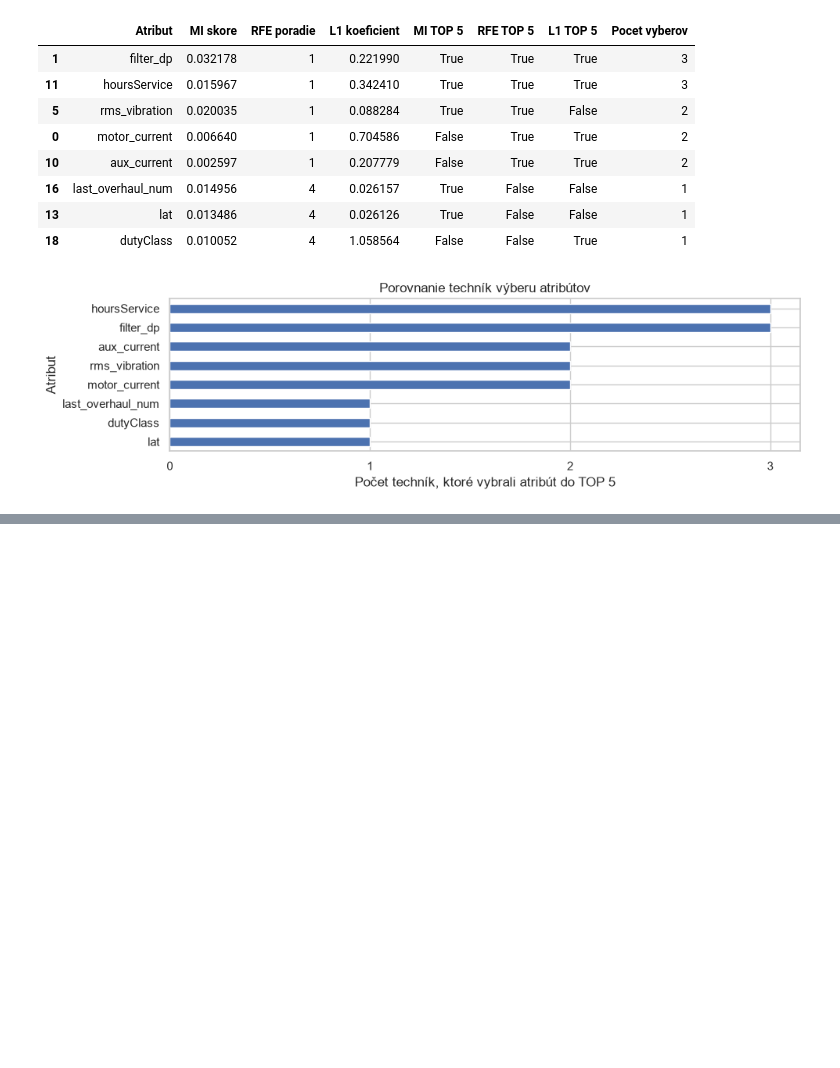
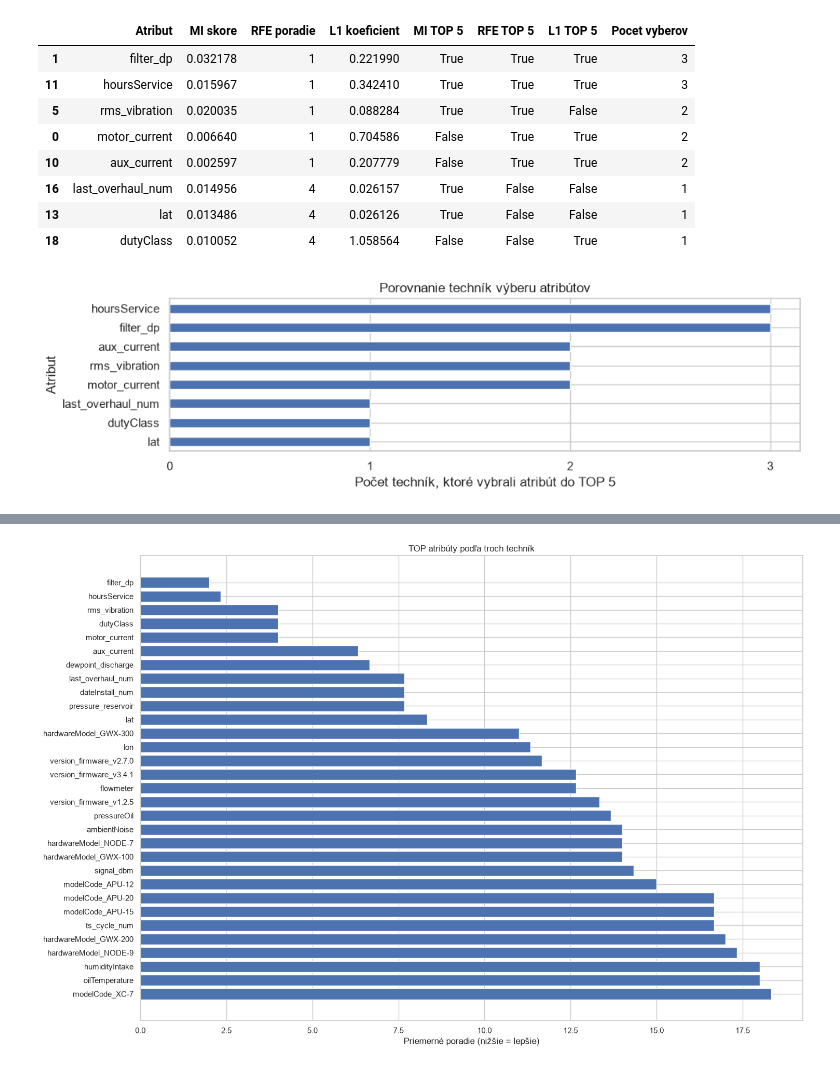
Before and after one commit to kavonada/IAU_zadanie, a Jupyter notebook: projekt.ipynb, the cells around one changed output, grey strips where cells are left out. Cells and saved outputs as stored; diff of their text form; code cells hidden in the pictures; blank space fills up the shorter version.

```diff
--- a/projekt.ipynb
+++ b/projekt.ipynb
@@ -1671,0 +1724,16 @@ Tieto atribúty odporúčame ďalej overiť pri trénovaní a vyhodnocovaní mod
+# %%
+import matplotlib.pyplot as plt
+
+plt.figure(figsize=(15, 10))
+
+plt.barh(
+    ranking["Atribut"][::-1],
+    ranking["Priemer poradi"][::-1]
+)
+
+plt.xlabel("Priemerné poradie (nižšie = lepšie)")
+plt.title("TOP atribúty podľa troch techník")
+plt.tight_layout()
+plt.show()
+# %% [output]
+[figure, added]
```
Also changed, not shown: parts of 20 cells of this notebook.
